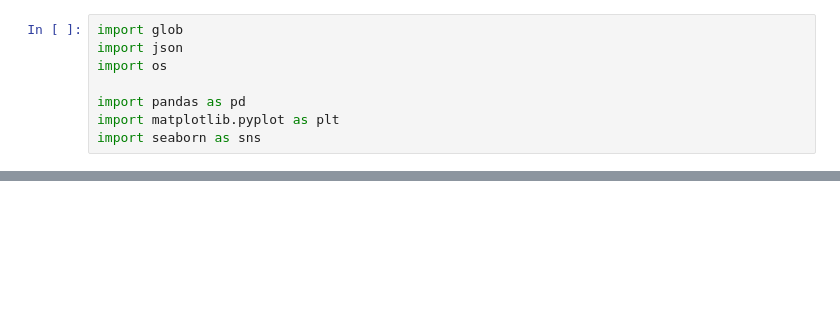
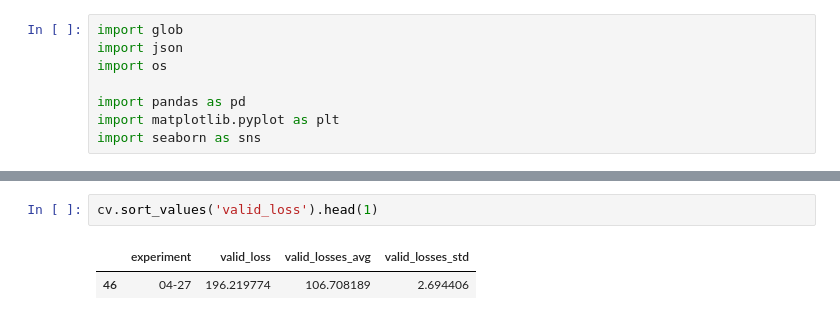
Before and after one commit to Quvotha/aiquest2021-assesment, a Jupyter notebook: experiments/cv_vs_pb.ipynb, the cells around one changed output, grey strips where cells are left out. Drawn from its saved outputs; the diff is of its cells as text; blank space fills up the shorter version.

```diff
--- a/experiments/cv_vs_pb.ipynb
+++ b/experiments/cv_vs_pb.ipynb
@@ -53,3 +53,8 @@ cv
+# %%
+cv.sort_values('valid_loss').head(1)
+# %% [output]
+|  | experiment | valid_loss | valid_losses_avg | valid_losses_std |
+| 46 | 04-27 | 196.219774 | 106.708189 | 2.694406 |
 # %%
 cv_pb = pd.merge(cv, pb, how='left')
 cv_pb
```
Also changed, not shown: parts of 4 cells of this notebook, 1 other file.
